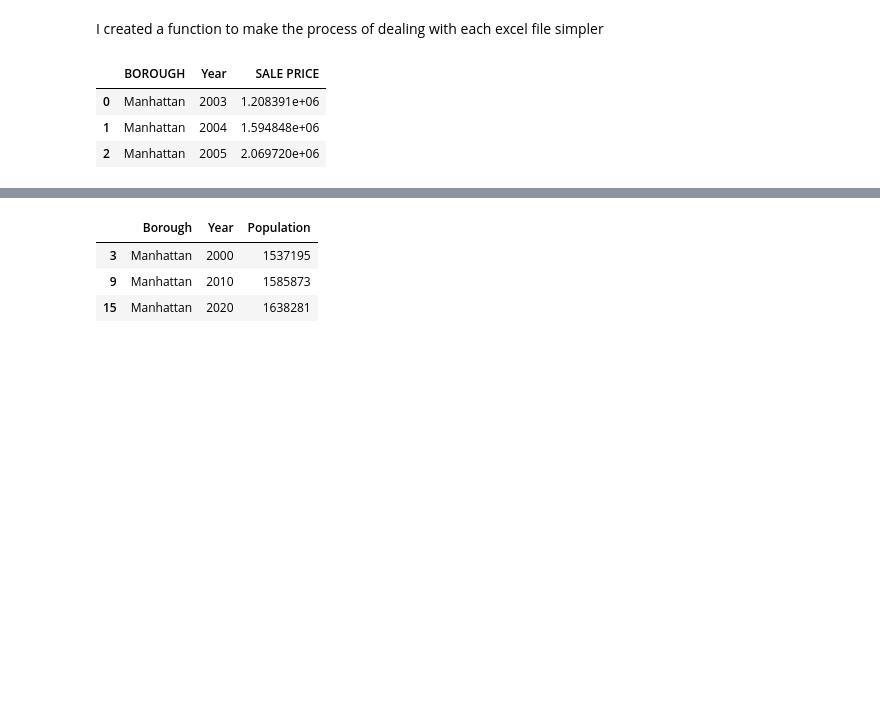
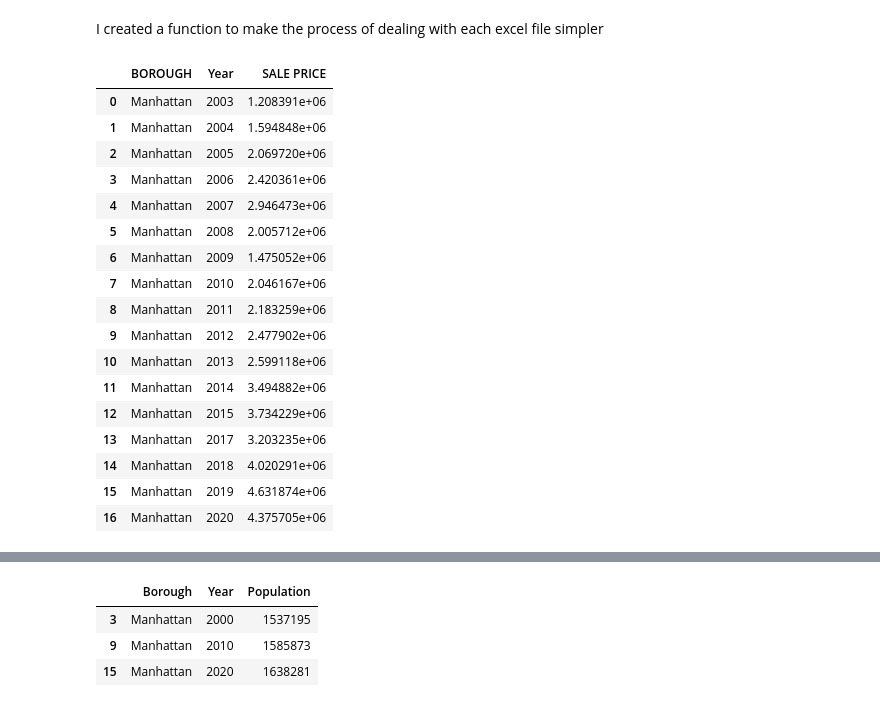
Before and after one commit to RobertBangiyev/ZoningandHousing, a Jupyter notebook: Robert Bangiyev - Final Project.ipynb, the cells around one changed output, grey strips where cells are left out. Drawn from its saved outputs; the diff is of its cells as text; code cells hidden in the pictures; blank space fills up the shorter version.

```diff
--- a/Robert Bangiyev - Final Project.ipynb
+++ b/Robert Bangiyev - Final Project.ipynb
@@ -140,12 +142,26 @@ r = handleSales('2020_manhattan.xls', 'Manhattan', 6, 2020)
 # %%
 manhattansales = pd.concat([a, b, c, d, e, f, g, h, i, j, k, l, m, o, p, q, r]).reset_index()
 manhattansales = manhattansales[['BOROUGH', 'Year', 'SALE PRICE']]
-manhattansales.head(3)
+manhattansales
 # %% [output]
 |  | BOROUGH | Year | SALE PRICE |
 | 0 | Manhattan | 2003 | 1.208391e+06 |
 | 1 | Manhattan | 2004 | 1.594848e+06 |
 | 2 | Manhattan | 2005 | 2.069720e+06 |
+| 3 | Manhattan | 2006 | 2.420361e+06 |
+| 4 | Manhattan | 2007 | 2.946473e+06 |
+| 5 | Manhattan | 2008 | 2.005712e+06 |
+| 6 | Manhattan | 2009 | 1.475052e+06 |
+| 7 | Manhattan | 2010 | 2.046167e+06 |
+| 8 | Manhattan | 2011 | 2.183259e+06 |
+| 9 | Manhattan | 2012 | 2.477902e+06 |
+| 10 | Manhattan | 2013 | 2.599118e+06 |
+| 11 | Manhattan | 2014 | 3.494882e+06 |
+| 12 | Manhattan | 2015 | 3.734229e+06 |
+| 13 | Manhattan | 2017 | 3.203235e+06 |
+| 14 | Manhattan | 2018 | 4.020291e+06 |
+| 15 | Manhattan | 2019 | 4.631874e+06 |
+| 16 | Manhattan | 2020 | 4.375705e+06 |
 # %%
 manhattanbuilt = manhattan.groupby(['YearBuilt']).size().reset_index()
 manhattanbuilt['NumBuilt'] = manhattanbuilt[0]
```
Also changed, not shown: parts of 16 cells of this notebook, 1 other file.
